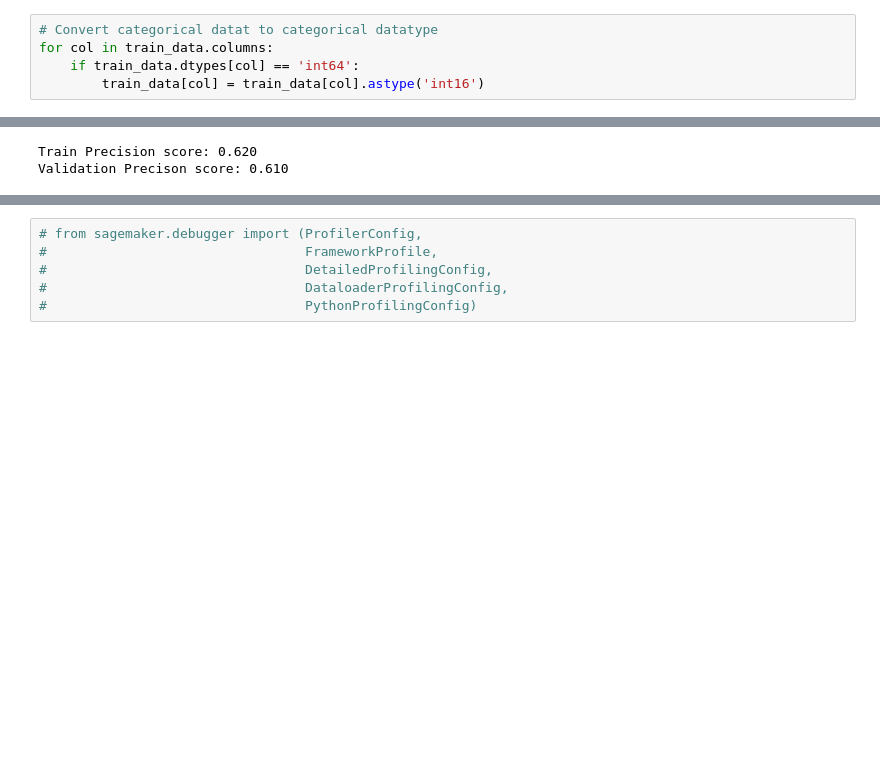
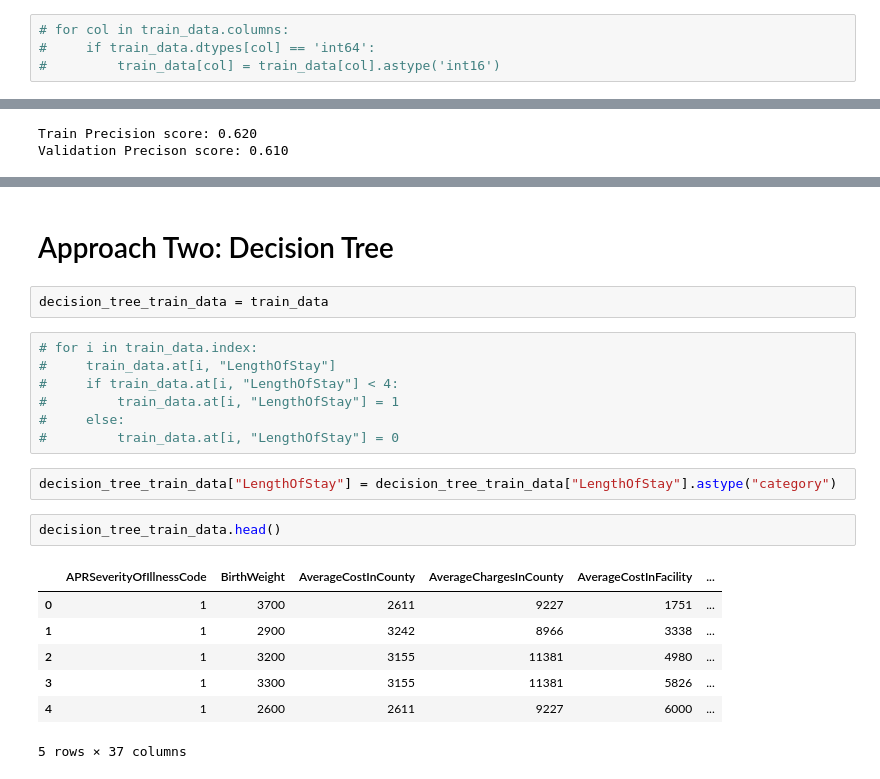
Before and after one commit to s3716853/ML-Assignment-01, a Jupyter notebook: Assignment1/ml-assignment-01.ipynb, the cells around one changed output, grey strips where cells are left out. Saved outputs shown, nothing was run; the diff lists cells and outputs as text; blank space fills up the shorter version.

```diff
--- a/Assignment1/ml-assignment-01.ipynb
+++ b/Assignment1/ml-assignment-01.ipynb
@@ -125,10 +125,9 @@ EmergencyDepartmentIndicator_N               0
 EmergencyDepartmentIndicator_Y               0
 dtype: int64
 # %%
-# Convert categorical datat to categorical datatype
-for col in train_data.columns:
-    if train_data.dtypes[col] == 'int64':
-        train_data[col] = train_data[col].astype('int16')
+# for col in train_data.columns:
+#     if train_data.dtypes[col] == 'int64':
+#         train_data[col] = train_data[col].astype('int16')
 # %%
 train_data.describe()
 # %% [output]
@@ -606,6 +593,23 @@ Successfully installed pyinstrument-3.4.1 pyinstrument-cext-0.2.4 sagemaker-2.35
-# %%
-# from sagemaker.debugger import (ProfilerConfig,
-#                                 FrameworkProfile,
-#                                 DetailedProfilingConfig,
-#                                 DataloaderProfilingConfig,
-#                                 PythonProfilingConfig)
+# %% [markdown]
+# Approach Two: Decision Tree
+# %%
+decision_tree_train_data = train_data
+# %%
+# for i in train_data.index:
+#     train_data.at[i, "LengthOfStay"]
+#     if train_data.at[i, "LengthOfStay"] < 4:
+#         train_data.at[i, "LengthOfStay"] = 1
+#     else:
+#         train_data.at[i, "LengthOfStay"] = 0
+# %%
+decision_tree_train_data["LengthOfStay"] = decision_tree_train_data["LengthOfStay"].astype("category")
+# %%
+decision_tree_train_data.head()
+# %% [output]
+|  | APRSeverityOfIllnessCode | BirthWeight | AverageCostInCounty | AverageChargesInCounty | AverageCostInFacility | ... |
+| 0 | 1 | 3700 | 2611 | 9227 | 1751 | ... |
+| 1 | 1 | 2900 | 3242 | 8966 | 3338 | ... |
+| 2 | 1 | 3200 | 3155 | 11381 | 4980 | ... |
+| 3 | 1 | 3300 | 3155 | 11381 | 5826 | ... |
+| 4 | 1 | 2600 | 2611 | 9227 | 6000 | ... |
+5 rows × 37 columns
```
Also changed, not shown: parts of 29 cells of this notebook.
